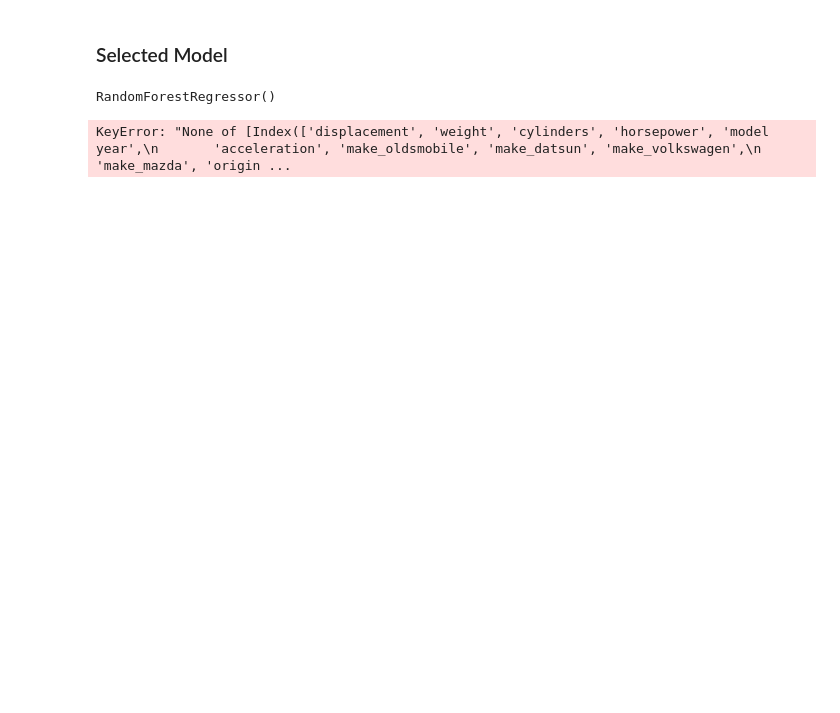
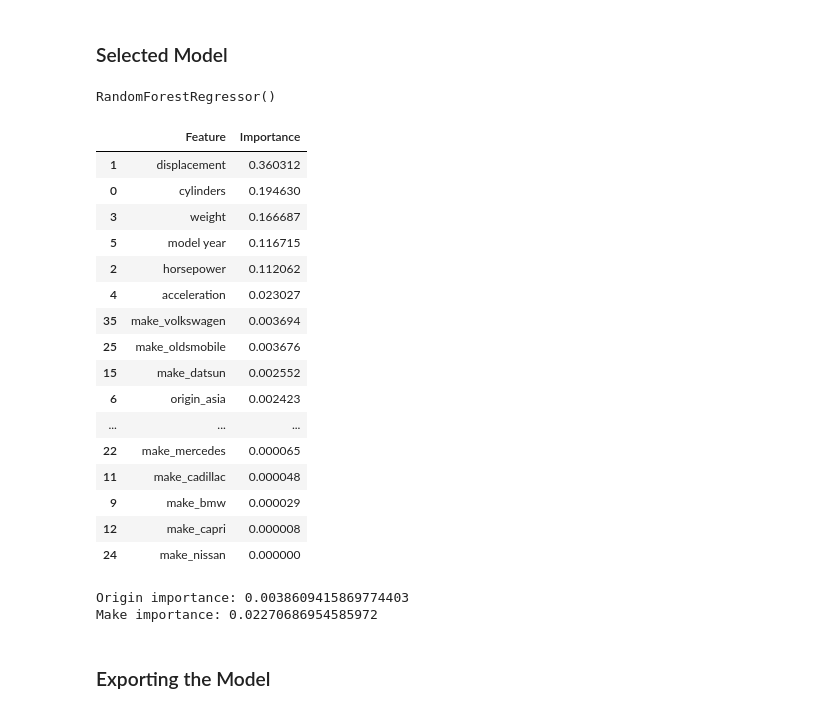
Before and after one commit to anirudhsardiwal/Mileage-Prediction-App, a Jupyter notebook: mileage_prediction.ipynb, the cells around one changed output. Cells and saved outputs as stored; diff of their text form; code cells hidden in the pictures; blank space fills up the shorter version.

```diff
--- a/mileage_prediction.ipynb
+++ b/mileage_prediction.ipynb
@@ -184,9 +191,41 @@ RandomForestRegressor()
 # %%
 y_pred = model_rf.predict(X_test)
 # %%
-feature_importances = pd.DataFrame({'Feature': X.columns, 'Importance': model_rf.feature_importances_}).sort_values('Importance', ascending=False)
+feature_importances = pd.DataFrame(
+    {"Feature": X.columns, "Importance": model_rf.feature_importances_}
+).sort_values("Importance", ascending=False)
+# %%
+feature_importances
+# %% [output]
+|  | Feature | Importance |
+| 1 | displacement | 0.360312 |
+| 0 | cylinders | 0.194630 |
+| 3 | weight | 0.166687 |
+| 5 | model year | 0.116715 |
+| 2 | horsepower | 0.112062 |
+| 4 | acceleration | 0.023027 |
+| 35 | make_volkswagen | 0.003694 |
+| 25 | make_oldsmobile | 0.003676 |
+| 15 | make_datsun | 0.002552 |
+| 6 | origin_asia | 0.002423 |
+| ... | ... | ... |
+| 22 | make_mercedes | 0.000065 |
+| 11 | make_cadillac | 0.000048 |
+| 9 | make_bmw | 0.000029 |
+| 12 | make_capri | 0.000008 |
+| 24 | make_nissan | 0.000000 |
 # %%
-origin_importance = feature_importances[feature_importances['Feature']].str.startswith('origin_').sum()
-make_importance = feature_importances[feature_importances['Feature']].str.startswith('make_').sum()
+origin_importance = feature_importances[
+    feature_importances["Feature"].str.startswith("origin_")
+]["Importance"].sum()
+make_importance = feature_importances[
+    feature_importances["Feature"].str.startswith("make_")
+]["Importance"].sum()
-# %% [output]
-KeyError: "None of [Index(['displacement', 'weight', 'cylinders', 'horsepower', 'model year',\n       'acceleration', 'make_oldsmobile', 'make_datsun', 'make_volkswagen',\n       'make_mazda', 'origin ...
+# %%
+print(f"Origin importance: {origin_importance}")
+print(f"Make importance: {make_importance}")
+# %% [output]
+Origin importance: 0.0038609415869774403
+Make importance: 0.02270686954585972
+# %% [markdown]
+### Exporting the Model
```
Also changed, not shown: parts of 21 cells of this notebook, 3 other files.
